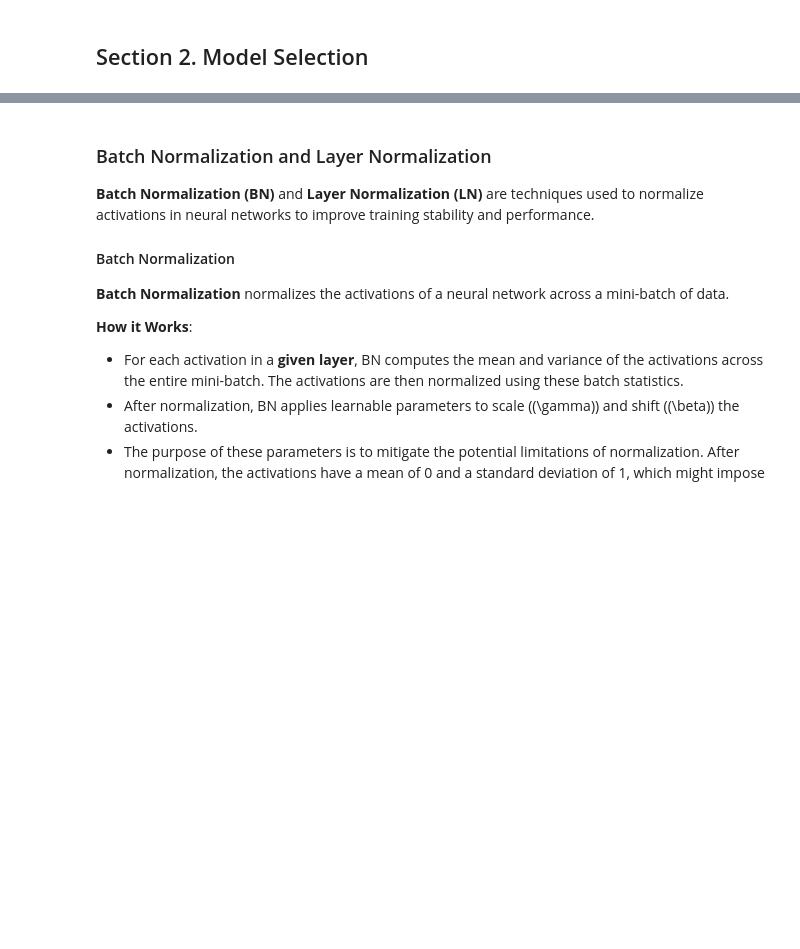
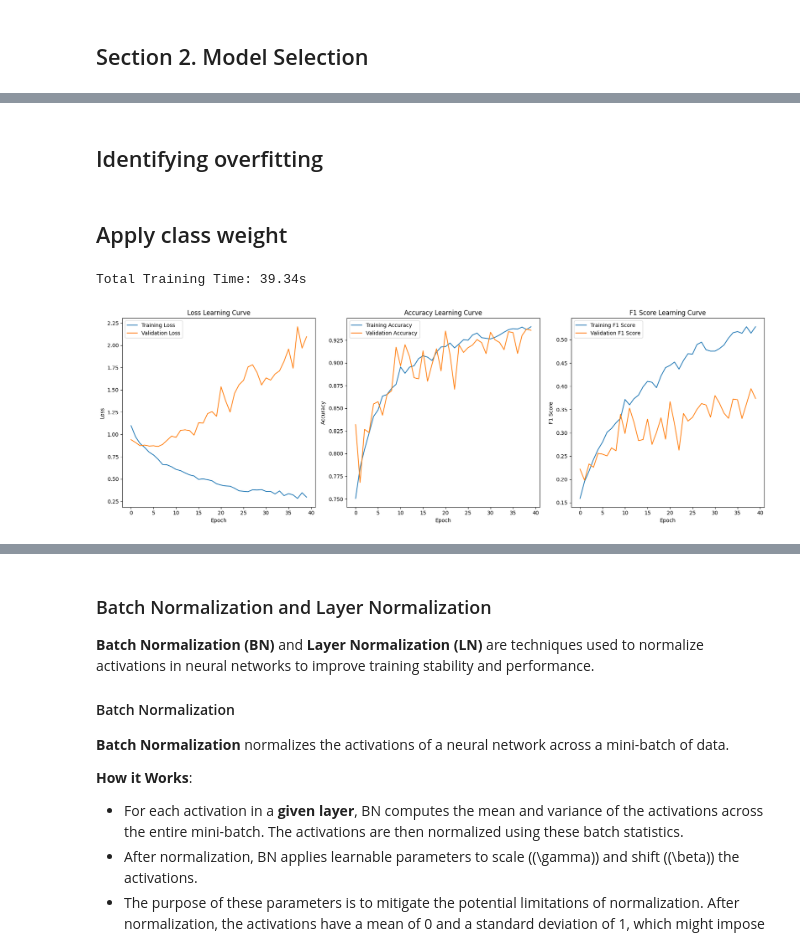
Before and after one commit to HaoWeiHe/LLMStudyGroup, a Jupyter notebook: Fraud Detection.ipynb, the cells around one changed output, grey strips where cells are left out. Cells and saved outputs as stored; diff of their text form; code cells hidden in the pictures; blank space fills up the shorter version.

Commit message:
add class weight

```diff
--- a/Fraud Detection.ipynb
+++ b/Fraud Detection.ipynb
@@ -318,13 +415,0 @@ Total Training Time: 1.49s
-# %%
-input_dim = X_train_tensor.shape[1]
-output_dim = 1
-
-NN_model = NN_Model(input_dim, output_dim)
-
-optimizer = optim.Adam(NN_model.parameters(), lr=0.001)
-
-train_losses, val_losses, train_accuracies, val_accuracies, train_f1_scores, val_f1_scores = train_model(20,
-    NN_model, criterion, optimizer, train_dataloader, X_val_tensor, y_val_tensor
-)
-
-plot_learning_curve(train_losses, val_losses,train_accuracies,val_accuracies,train_f1_scores,val_f1_scores)
@@ -349,0 +416,24 @@ Total Training Time: 1.33s
+# %% [markdown]
+## Identifying overfitting
+# %% [markdown]
+## Apply class weight
+# %%
+num_fraud_samples = train_df[train_df[target] == 1].shape[0]
+num_non_fraud_samples = train_df[train_df[target] == 0].shape[0]
+
+pos_weight = num_non_fraud_samples / num_fraud_samples
+pos_weight_tensor = torch.tensor([pos_weight], dtype=torch.float32)
+criterion = nn.BCEWithLogitsLoss(pos_weight=pos_weight_tensor)
+
+NN_model = NN_Model_with_Dropout(input_dim, output_dim)
+
+optimizer = optim.Adam(NN_model.parameters(), lr=0.001)
+
+train_losses, val_losses, train_accuracies, val_accuracies, train_f1_scores, val_f1_scores = train_model(40,
+    NN_model, criterion, optimizer, train_dataloader, X_val_tensor, y_val_tensor
+)
+
+plot_learning_curve(train_losses, val_losses,train_accuracies,val_accuracies,train_f1_scores,val_f1_scores)
+# %% [output]
+Total Training Time: 39.34s
+[figure, added]
```
Also changed, not shown: parts of 13 cells of this notebook.
